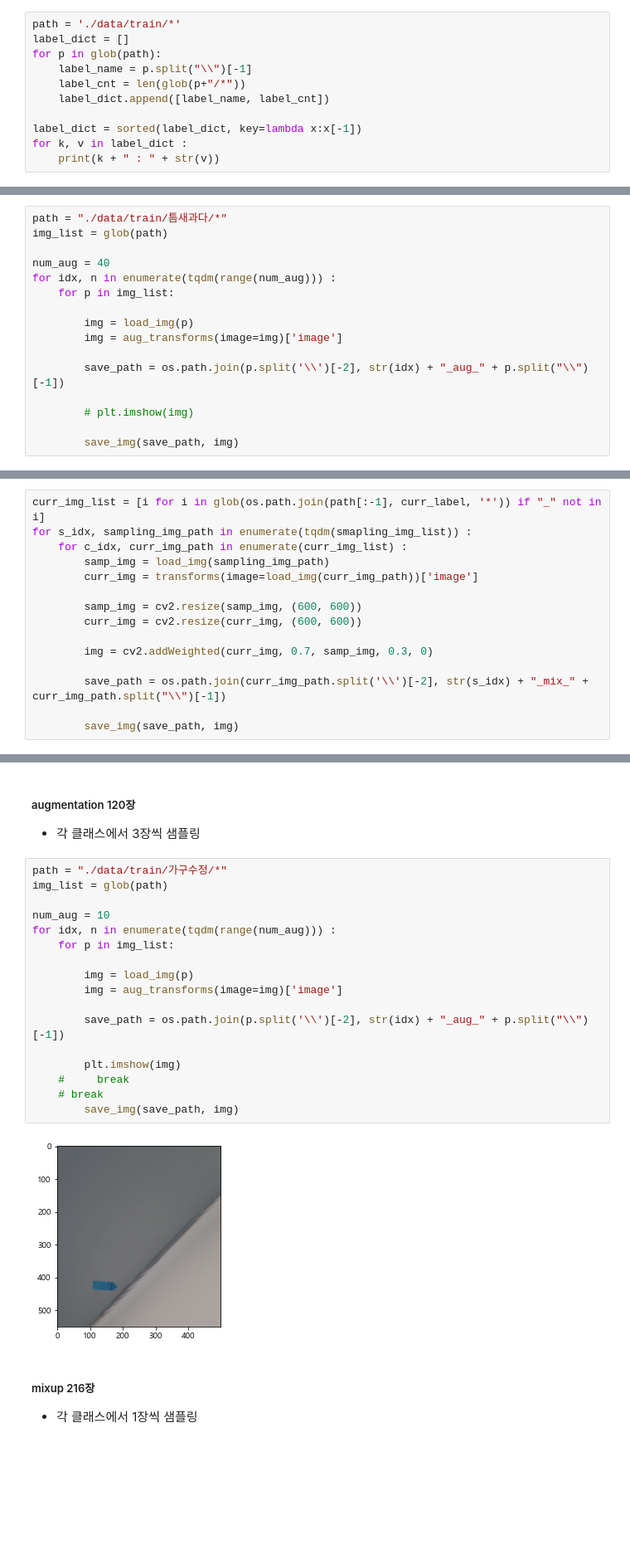
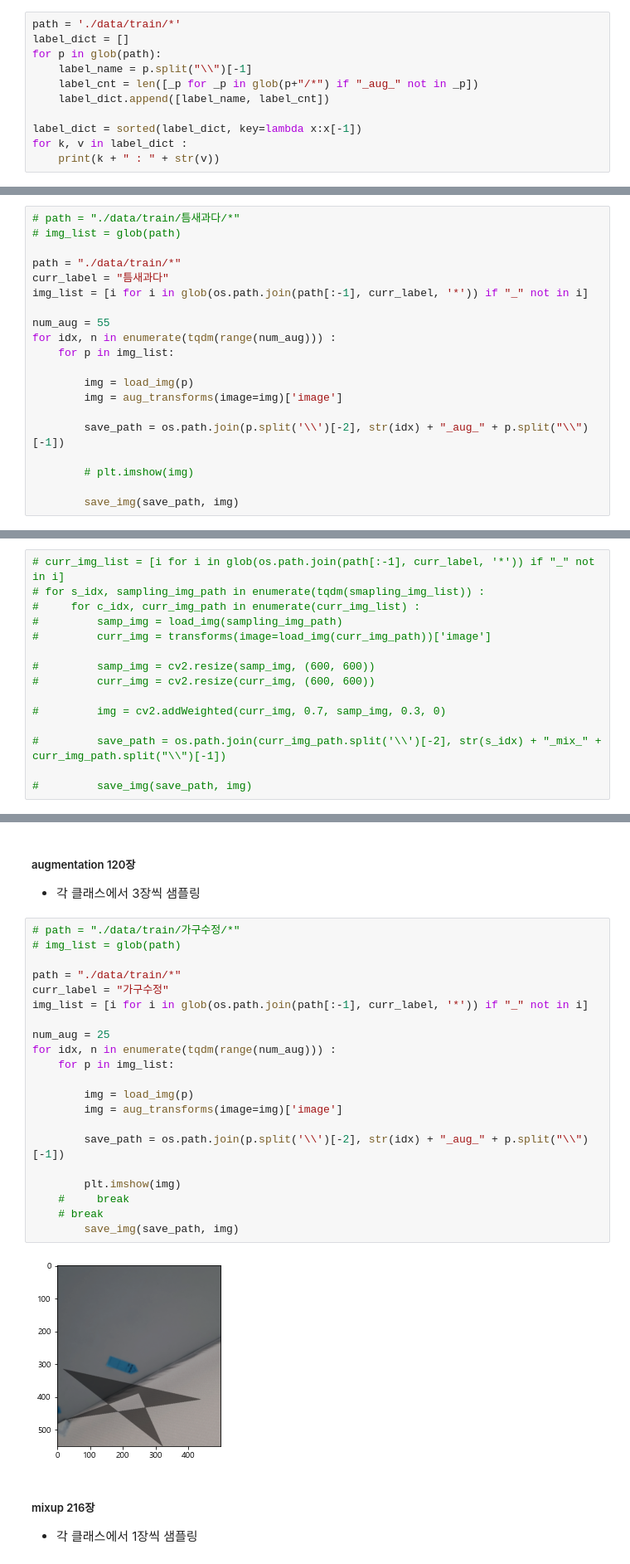
Before and after one commit to quhb2455/toy, a Jupyter notebook: Interior_classification/augmentation.ipynb, the cells around one changed output, grey strips where cells are left out. Shown at 83% size. Saved outputs shown, nothing was run; the diff lists cells and outputs as text; blank space fills up the shorter version.

```diff
--- a/Interior_classification/augmentation.ipynb
+++ b/Interior_classification/augmentation.ipynb
@@ -33,7 +35,7 @@ path = './data/train/*'
 label_dict = []
 for p in glob(path):
     label_name = p.split("\\")[-1]
-    label_cnt = len(glob(p+"/*"))
+    label_cnt = len([_p for _p in glob(p+"/*") if "_aug_" not in _p])
     label_dict.append([label_name, label_cnt])
 
 label_dict = sorted(label_dict, key=lambda x:x[-1])
@@ -167,10 +172,14 @@ mix_transforms = A.Compose([
 # %% [markdown]
 ##### augmentation 200장
 # %%
-path = "./data/train/틈새과다/*"
-img_list = glob(path)
+# path = "./data/train/틈새과다/*"
+# img_list = glob(path)
 
-num_aug = 40
+path = "./data/train/*"
+curr_label = "틈새과다"
+img_list = [i for i in glob(os.path.join(path[:-1], curr_label, '*')) if "_" not in i]
+
+num_aug = 55
 for idx, n in enumerate(tqdm(range(num_aug))) :
     for p in img_list:
 
@@ -199,18 +208,18 @@ for idx, f in enumerate(folder_list) :
 # %%
-curr_img_list = [i for i in glob(os.path.join(path[:-1], curr_label, '*')) if "_" not in i]
-for s_idx, sampling_img_path in enumerate(tqdm(smapling_img_list)) :
-    for c_idx, curr_img_path in enumerate(curr_img_list) :
-        samp_img = load_img(sampling_img_path)
-        curr_img = transforms(image=load_img(curr_img_path))['image']
+# curr_img_list = [i for i in glob(os.path.join(path[:-1], curr_label, '*')) if "_" not in i]
+# for s_idx, sampling_img_path in enumerate(tqdm(smapling_img_list)) :
+#     for c_idx, curr_img_path in enumerate(curr_img_list) :
+#         samp_img = load_img(sampling_img_path)
+#         curr_img = transforms(image=load_img(curr_img_path))['image']
 
-        samp_img = cv2.resize(samp_img, (600, 600))
-        curr_img = cv2.resize(curr_img, (600, 600))
+#         samp_img = cv2.resize(samp_img, (600, 600))
+#         curr_img = cv2.resize(curr_img, (600, 600))
 
-        img = cv2.addWeighted(curr_img, 0.7, samp_img, 0.3, 0)
+#         img = cv2.addWeighted(curr_img, 0.7, samp_img, 0.3, 0)
 
-        save_path = os.path.join(curr_img_path.split('\\')[-2], str(s_idx) + "_mix_" + curr_img_path.split("\\")[-1])
+#         save_path = os.path.join(curr_img_path.split('\\')[-2], str(s_idx) + "_mix_" + curr_img_path.split("\\")[-1])
 
-        save_img(save_path, img)
+#         save_img(save_path, img)
 # %% [markdown]
 ### 가구수정
 #### 적용 리스트
@@ -247,24 +256,28 @@ mix_transforms = A.Compose([
 ##### augmentation 120장
 - 각 클래스에서 3장씩 샘플링
 # %%
-path = "./data/train/가구수정/*"
-img_list = glob(path)
+# path = "./data/train/가구수정/*"
+# img_list = glob(path)
 
-num_aug = 10
+path = "./data/train/*"
+curr_label = "가구수정"
+img_list = [i for i in glob(os.path.join(path[:-1], curr_label, '*')) if "_" not in i]
+
+num_aug = 25
 for idx, n in enumerate(tqdm(range(num_aug))) :
     for p in img_list:
 
         img = load_img(p)
         img = aug_transforms(image=img)['image']
 
         save_path = os.path.join(p.split('\\')[-2], str(idx) + "_aug_" + p.split("\\")[-1])
 
         plt.imshow(img)
     #     break
     # break
         save_img(save_path, img)
 # %% [output]
-[figure, old version]
+[figure, new version]
 # %% [markdown]
 ##### mixup 216장
 - 각 클래스에서 1장씩 샘플링
```
Also changed, not shown: parts of 31 cells of this notebook, 9 other files.
